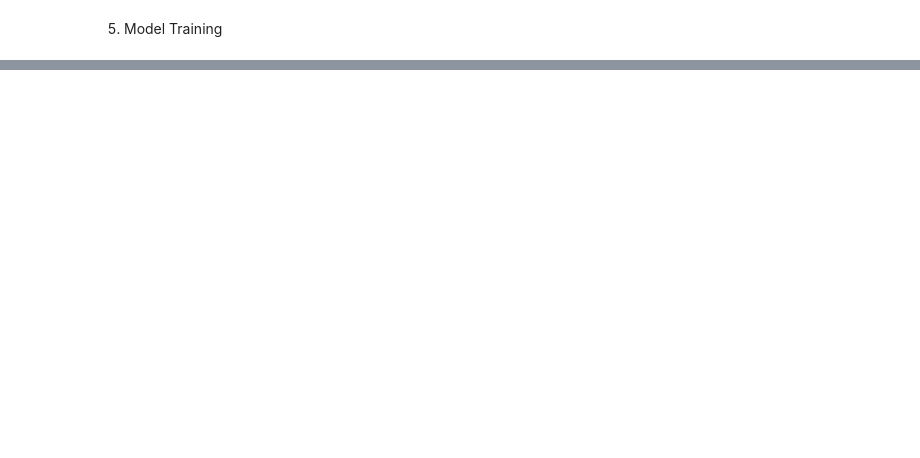
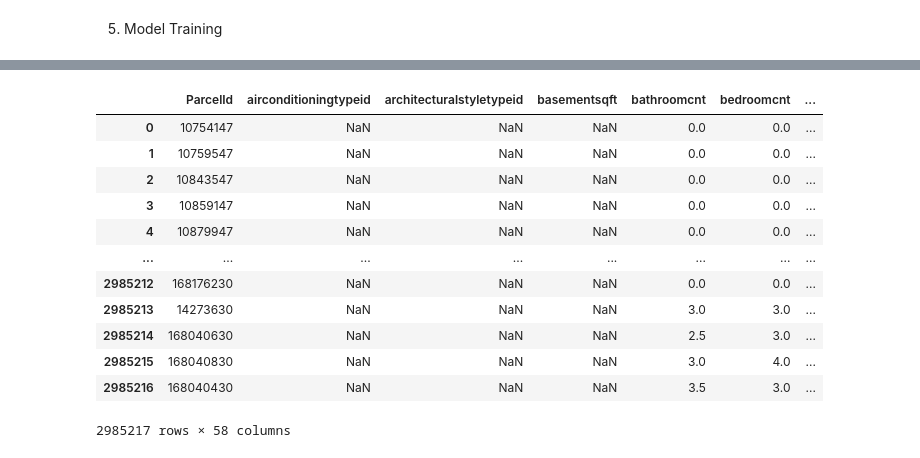
Before and after one commit to Kartikeya2001/CE4041-Machine-Learning, a Jupyter notebook: Chocka/CE4041_MLProject_Chocka.ipynb, the cells around one changed output, grey strips where cells are left out. Cells and saved outputs as stored; diff of their text form; code cells hidden in the pictures; blank space fills up the shorter version.

```diff
--- a/Chocka/CE4041_MLProject_Chocka.ipynb
+++ b/Chocka/CE4041_MLProject_Chocka.ipynb
@@ -31,7 +33,7 @@ train_2016  = pd.read_csv( data_dir +"/train_2016_v2.csv", low_memory=False)
 train_2017  = pd.read_csv( data_dir +"/train_2017.csv", low_memory=False)
 
 # Read Submission Data
-submission_data = pd.read_csv(data_dir+'/sample_submission.csv', low_memory = False)
+sample_submission_data = pd.read_csv(data_dir+'/sample_submission.csv', low_memory = False)
 # %%
 #merge training with properties
 train_2016 = pd.merge(train_2016, properties_2016, how = 'left', on = 'parcelid').copy()
@@ -367,0 +446,17 @@ X_test
+# %%
+original_test_df = pd.merge(sample_submission_data[['ParcelId']], properties_2017.rename(columns = {'parcelid': 'ParcelId'}), how = 'left', on = 'ParcelId')
+original_test_df
+# %% [output]
+|  | ParcelId | airconditioningtypeid | architecturalstyletypeid | basementsqft | bathroomcnt | bedroomcnt | ... |
+| 0 | 10754147 | NaN | NaN | NaN | 0.0 | 0.0 | ... |
+| 1 | 10759547 | NaN | NaN | NaN | 0.0 | 0.0 | ... |
+| 2 | 10843547 | NaN | NaN | NaN | 0.0 | 0.0 | ... |
+| 3 | 10859147 | NaN | NaN | NaN | 0.0 | 0.0 | ... |
+| 4 | 10879947 | NaN | NaN | NaN | 0.0 | 0.0 | ... |
+| ... | ... | ... | ... | ... | ... | ... | ... |
+| 2985212 | 168176230 | NaN | NaN | NaN | 0.0 | 0.0 | ... |
+| 2985213 | 14273630 | NaN | NaN | NaN | 3.0 | 3.0 | ... |
+| 2985214 | 168040630 | NaN | NaN | NaN | 2.5 | 3.0 | ... |
+| 2985215 | 168040830 | NaN | NaN | NaN | 3.0 | 4.0 | ... |
+| 2985216 | 168040430 | NaN | NaN | NaN | 3.5 | 3.0 | ... |
+2985217 rows × 58 columns
```
Also changed, not shown: parts of 73 cells of this notebook.
